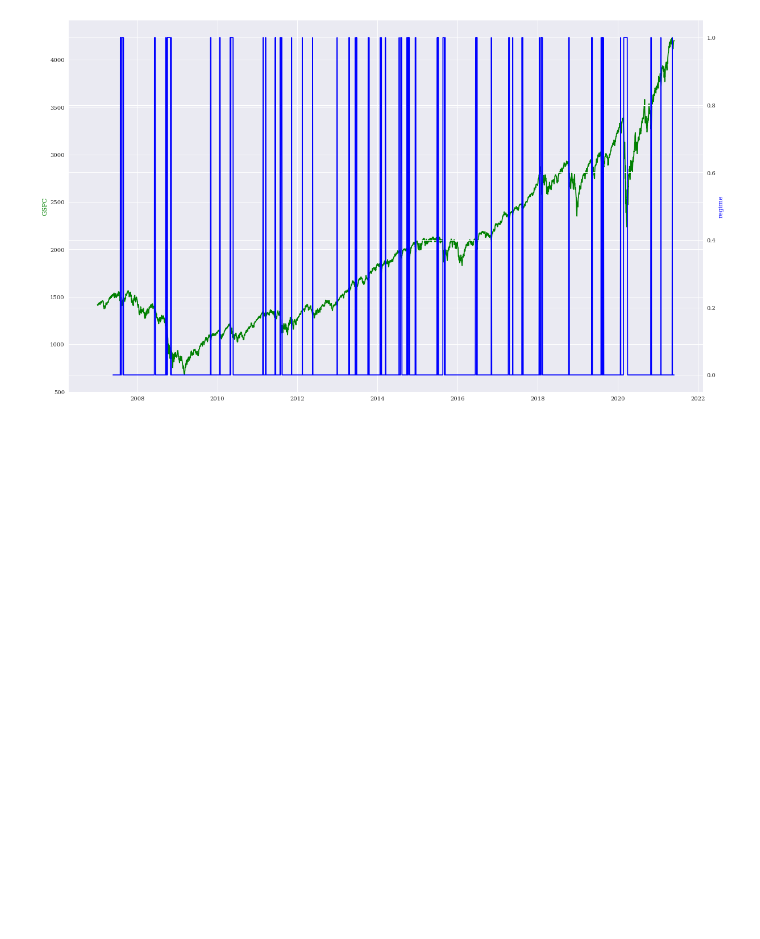
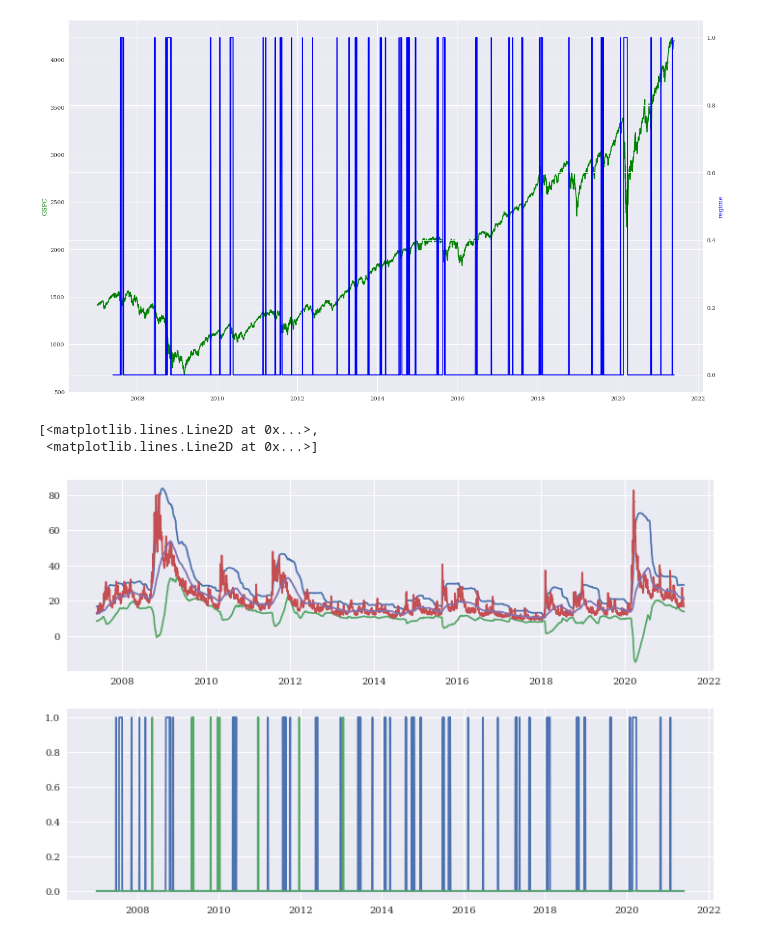
Before and after one commit to QAM-ATC/Risk, a Jupyter notebook: RegimeSignal.ipynb, the cells around one changed output. Saved outputs shown, nothing was run; the diff lists cells and outputs as text; code cells hidden in the pictures; blank space fills up the shorter version.

```diff
--- a/RegimeSignal.ipynb
+++ b/RegimeSignal.ipynb
@@ -105,3 +115,24 @@ ax2.set_ylabel('regime', color='b')
 # %% [output]
 Text(0, 0.5, 'regime')
 [figure]
+# %%
+vix = pd.DataFrame(index=prices.index)
+vix['vix'] = prices['^VIX']
+
+indicator_bb = BollingerBands(close=vix['vix'], window=100, window_dev=2)
+vix['bb_bbm'] = indicator_bb.bollinger_mavg()
+vix['bb_bbh'] = indicator_bb.bollinger_hband()
+vix['bb_bbl'] = indicator_bb.bollinger_lband()
+
+# Add Bollinger Band high indicator
+vix['bb_bbhi'] = indicator_bb.bollinger_hband_indicator()
+
+# Add Bollinger Band low indicator
+vix['bb_bbli'] = indicator_bb.bollinger_lband_indicator()
+fig, ax = plt.subplots(nrows=2,ncols=1,figsize=(12,8))
+ax[0].plot(vix[['bb_bbh','bb_bbl','vix','bb_bbm']].dropna())
+ax[1].plot(vix[['bb_bbhi','bb_bbli']].dropna())
+# %% [output]
+[<matplotlib.lines.Line2D at 0x...>,
+ <matplotlib.lines.Line2D at 0x...>]
+[figure, added]
```
Also changed, not shown: parts of 8 cells of this notebook.
